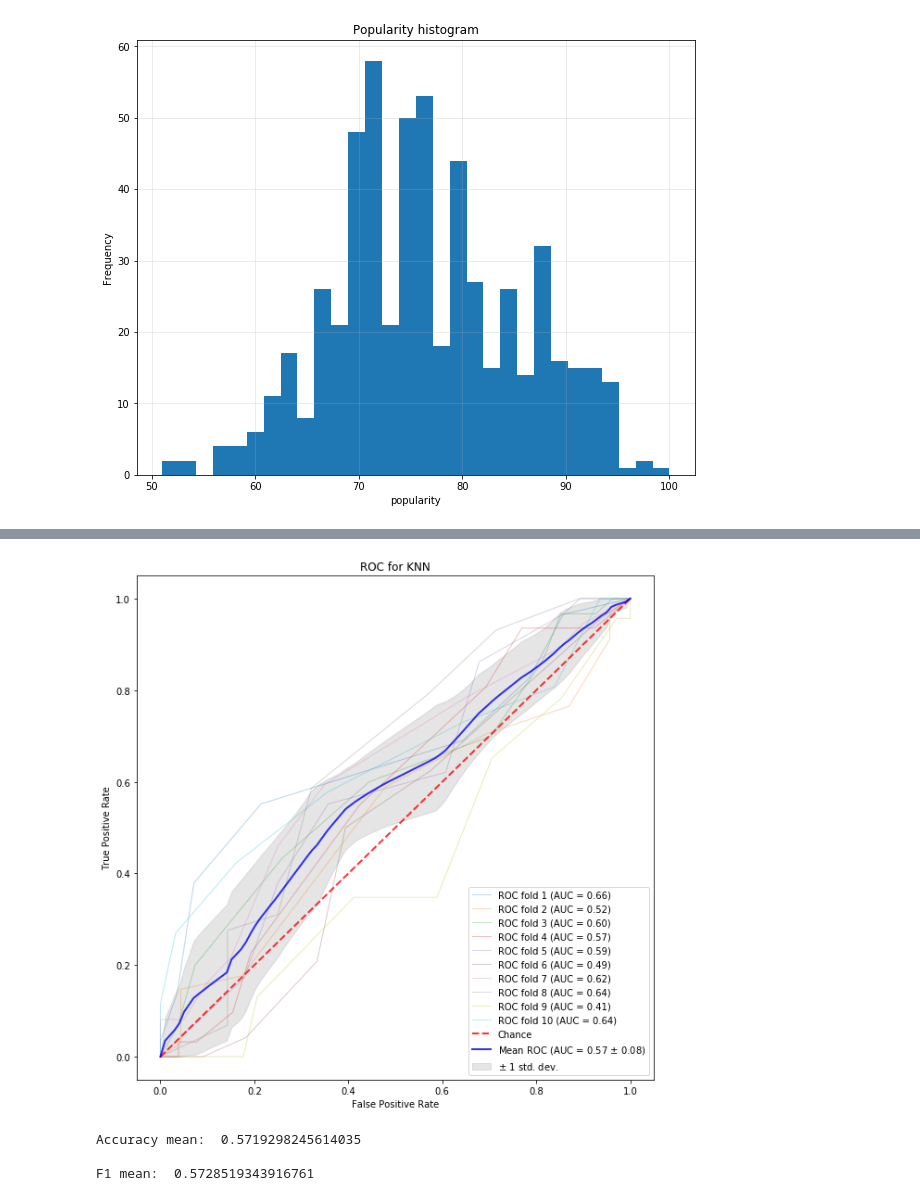
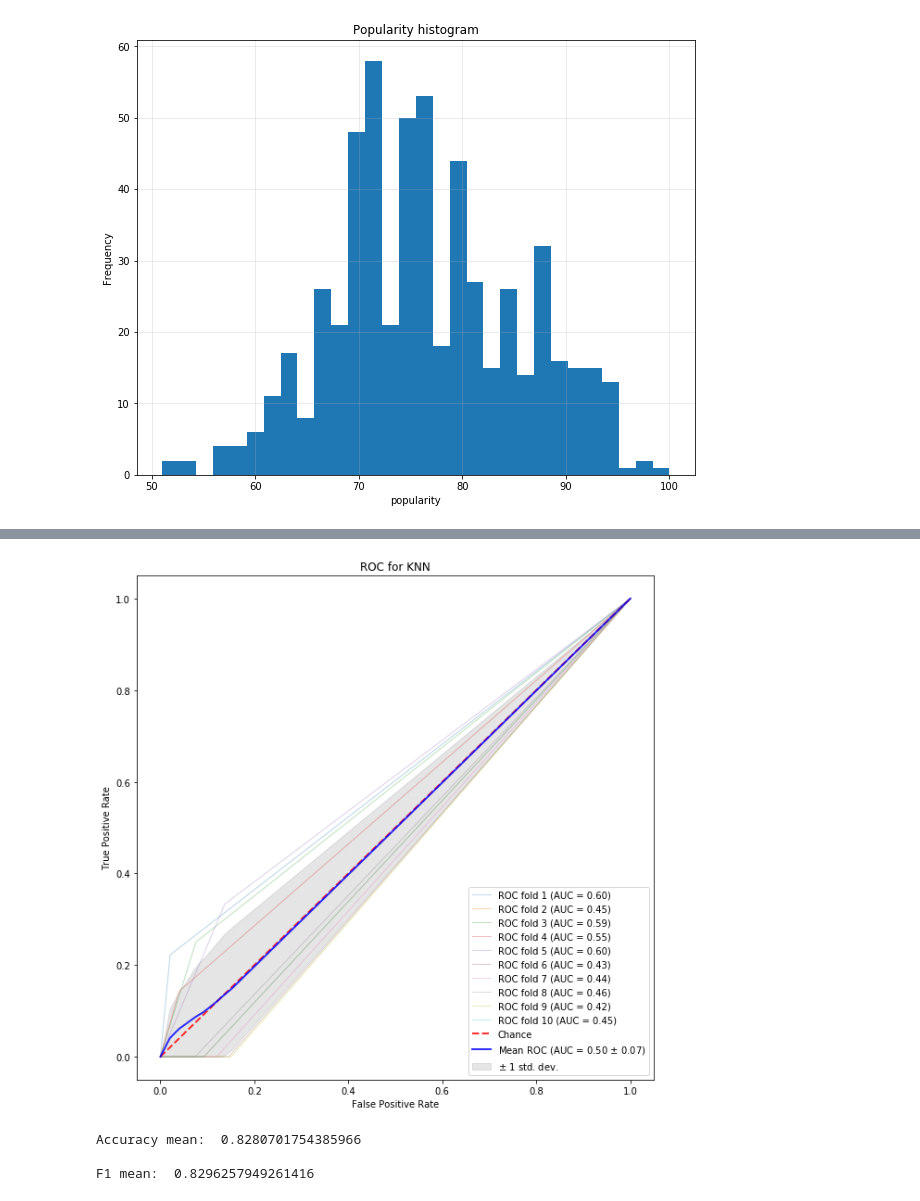
Before and after one commit to pawKer/Predicting-music-popularity, a Jupyter notebook: 3yp-knn-example.ipynb, the cells around one changed output, grey strips where cells are left out. Cells and saved outputs as stored; diff of their text form; code cells hidden in the pictures.

```diff
--- a/3yp-knn-example.ipynb
+++ b/3yp-knn-example.ipynb
@@ -76,5 +76,5 @@ Number of examples >= 100 popularity: 1-> 0.17543859649122806%
 [figure]
 # %%
 from project_modules import *
-final_data = label_data(data, 75)
+final_data = label_data(data, 89)
 # %% [output]
@@ -100,7 +85,7 @@ scaled_data.head()
 # %%
 # X will be our examples and y will be our labels
-X = np.array(scaled_data.drop('is_popular', axis=1))
-y = np.array(scaled_data['is_popular'])
+X = np.array(final_data.drop('is_popular', axis=1))
+y = np.array(final_data['is_popular'])
 print(X)
 print()
 print()
@@ -132,0 +118,28 @@ print(y)
+# %%
+from sklearn import preprocessing
+COLUMNS_TO_SCALE = ["energy", "liveness", "tempo",
+                    "speechiness", "acousticness", "instrumentalness",
+                    "time_signature", "danceability", "key",
+                    "duration", "loudness", "valence", "mode"]
+#COLUMNS_TO_SCALE = ["energy", "tempo","loudness", "valence"]
+
+# Keep data in a temp variable for testing
+#scaled_data = scale_data_standardize(X, COLUMNS_TO_SCALE)
+scaler = preprocessing.StandardScaler()
+scaler.fit(X)
+# Plots to see the difference before/after scaling
+# plt.subplot(1,2,1)
+# plt.plot(data['duration'])
+# plt.title("Duration before scaling")
+
+# plt.subplot(1,2,2)
+# plt.plot(scaled_data['duration'])
+# plt.title("Duration after scaling")
+# plt.tight_layout()
+# plt.show()
+
+# Copy data back
+X = scaler.transform(X)
+
+#Just to check that everything is fine
+X.mean(axis=0)
@@ -158,7 +176,7 @@ from sklearn.metrics import roc_curve, auc
 from scipy import interp
 from sklearn.model_selection import StratifiedShuffleSplit
 from sklearn.metrics import accuracy_score, classification_report, confusion_matrix, roc_curve, roc_auc_score, recall_score, precision_score, f1_score
-nbrs = KNeighborsClassifier(n_neighbors=15)
+nbrs = KNeighborsClassifier(n_neighbors=1)
 cv = KFold(n_splits=10)
 X = np.array(X)
 y = np.array(y)
@@ -185,34 +203,34 @@ for train, test in cv.split(X, y):
                  label='ROC fold %d (AUC = %0.2f)' % (i, roc_auc))
 plt.plot([0, 1], [0, 1], linestyle='--', lw=2, color='r',
              label='Chance', alpha=.8)
 mean_tpr = np.mean(tprs, axis=0)
 mean_tpr[-1] = 1.0
 mean_auc = auc(mean_fpr, mean_tpr)
 
 std_auc = np.std(aucs)
 plt.plot(mean_fpr, mean_tpr, color='b',
          label=r'Mean ROC (AUC = %0.2f $\pm$ %0.2f)' % (mean_auc, std_auc),
          lw=2, alpha=.8)
 
 std_tpr = np.std(tprs, axis=0)
 tprs_upper = np.minimum(mean_tpr + std_tpr, 1)
 tprs_lower = np.maximum(mean_tpr - std_tpr, 0)
 plt.fill_between(mean_fpr, tprs_lower, tprs_upper, color='grey', alpha=.2,
                  label=r'$\pm$ 1 std. dev.')
 
 plt.xlim([-0.05, 1.05])
 plt.ylim([-0.05, 1.05])
 plt.xlabel('False Positive Rate')
 plt.ylabel('True Positive Rate')
 plt.title('ROC for KNN')
 plt.legend(loc="lower right")
 plt.show()
 
 print("Accuracy mean: ",np.mean(accs))
 print()
 print("F1 mean: ", np.mean(f1s))
 # %% [output]
-[figure, old version]
+[figure, new version]
-Accuracy mean:  0.5719298245614035
+Accuracy mean:  0.8280701754385966
 
-F1 mean:  0.5728519343916761
+F1 mean:  0.8296257949261416
```
Also changed, not shown: parts of 7 cells of this notebook, 17 other files.
